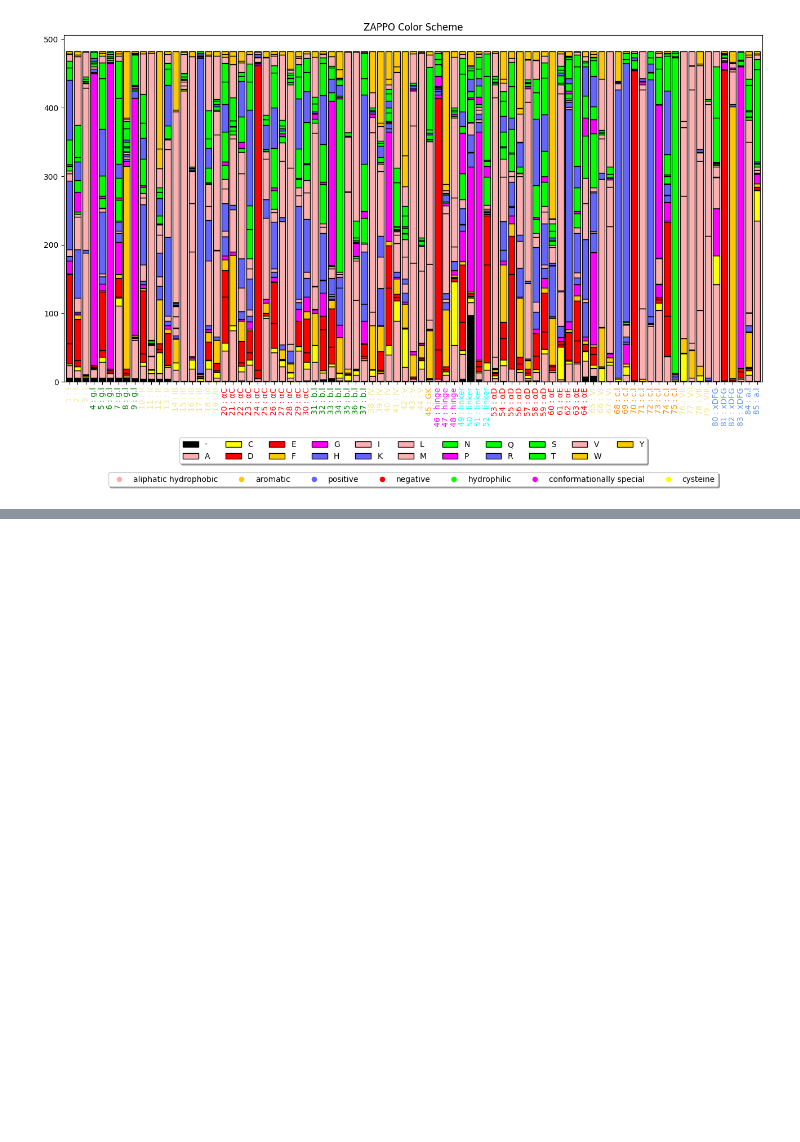
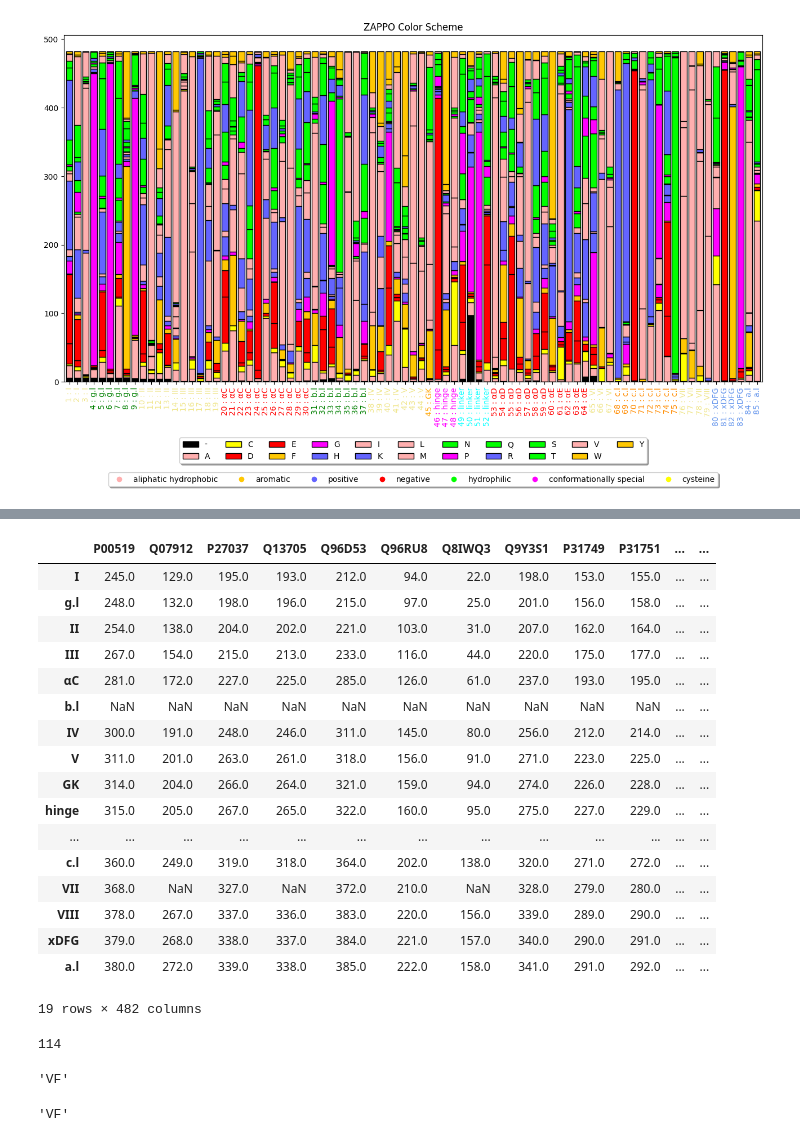
Before and after one commit to choderalab/missense-kinase-toolkit, a Jupyter notebook: notebooks/klifs_pocket.ipynb, the cells around one changed output, grey strips where cells are left out. Drawn from its saved outputs; the diff is of its cells as text; code cells hidden in the pictures; blank space fills up the shorter version.

```diff
--- a/notebooks/klifs_pocket.ipynb
+++ b/notebooks/klifs_pocket.ipynb
@@ -113,0 +122,6 @@ Invalid single-letter amino acid: -
+# %%
+# generate this in databases.ipynb
+df_uniprot = pd.read_csv("kinhub_uniprot.csv")
+# %%
+df_klifs_narm = df_klifs.loc[~df_klifs["pocket"].isna(), ].reset_index(drop=True)
+df_klifs_uniprot_narm = df_klifs_narm.merge(df_uniprot, left_on="uniprot", right_on="uniprot_id", how="left")
@@ -113,0 +257,33 @@ Invalid single-letter amino acid: -
+# %%
+pd.DataFrame(dict_klifs_idx)
+# %% [output]
+|  | P00519 | Q07912 | P27037 | Q13705 | Q96D53 | Q96RU8 | Q8IWQ3 | Q9Y3S1 | P31749 | P31751 | ... | ... |
+| I | 245.0 | 129.0 | 195.0 | 193.0 | 212.0 | 94.0 | 22.0 | 198.0 | 153.0 | 155.0 | ... | ... |
+| g.l | 248.0 | 132.0 | 198.0 | 196.0 | 215.0 | 97.0 | 25.0 | 201.0 | 156.0 | 158.0 | ... | ... |
+| II | 254.0 | 138.0 | 204.0 | 202.0 | 221.0 | 103.0 | 31.0 | 207.0 | 162.0 | 164.0 | ... | ... |
+| III | 267.0 | 154.0 | 215.0 | 213.0 | 233.0 | 116.0 | 44.0 | 220.0 | 175.0 | 177.0 | ... | ... |
+| αC | 281.0 | 172.0 | 227.0 | 225.0 | 285.0 | 126.0 | 61.0 | 237.0 | 193.0 | 195.0 | ... | ... |
+| b.l | NaN | NaN | NaN | NaN | NaN | NaN | NaN | NaN | NaN | NaN | ... | ... |
+| IV | 300.0 | 191.0 | 248.0 | 246.0 | 311.0 | 145.0 | 80.0 | 256.0 | 212.0 | 214.0 | ... | ... |
+| V | 311.0 | 201.0 | 263.0 | 261.0 | 318.0 | 156.0 | 91.0 | 271.0 | 223.0 | 225.0 | ... | ... |
+| GK | 314.0 | 204.0 | 266.0 | 264.0 | 321.0 | 159.0 | 94.0 | 274.0 | 226.0 | 228.0 | ... | ... |
+| hinge | 315.0 | 205.0 | 267.0 | 265.0 | 322.0 | 160.0 | 95.0 | 275.0 | 227.0 | 229.0 | ... | ... |
+| ... | ... | ... | ... | ... | ... | ... | ... | ... | ... | ... | ... | ... |
+| c.l | 360.0 | 249.0 | 319.0 | 318.0 | 364.0 | 202.0 | 138.0 | 320.0 | 271.0 | 272.0 | ... | ... |
+| VII | 368.0 | NaN | 327.0 | NaN | 372.0 | 210.0 | NaN | 328.0 | 279.0 | 280.0 | ... | ... |
+| VIII | 378.0 | 267.0 | 337.0 | 336.0 | 383.0 | 220.0 | 156.0 | 339.0 | 289.0 | 290.0 | ... | ... |
+| xDFG | 379.0 | 268.0 | 338.0 | 337.0 | 384.0 | 221.0 | 157.0 | 340.0 | 290.0 | 291.0 | ... | ... |
+| a.l | 380.0 | 272.0 | 339.0 | 338.0 | 385.0 | 222.0 | 158.0 | 341.0 | 291.0 | 292.0 | ... | ... |
+19 rows × 482 columns
+# %%
+len(list_err)
+# %% [output]
+114
+# %%
+test_sub
+# %% [output]
+'VF'
+# %%
+"".join([i for i in test_sub])
+# %% [output]
+'VF'
```
Also changed, not shown: parts of 13 cells of this notebook, 7 other files.
